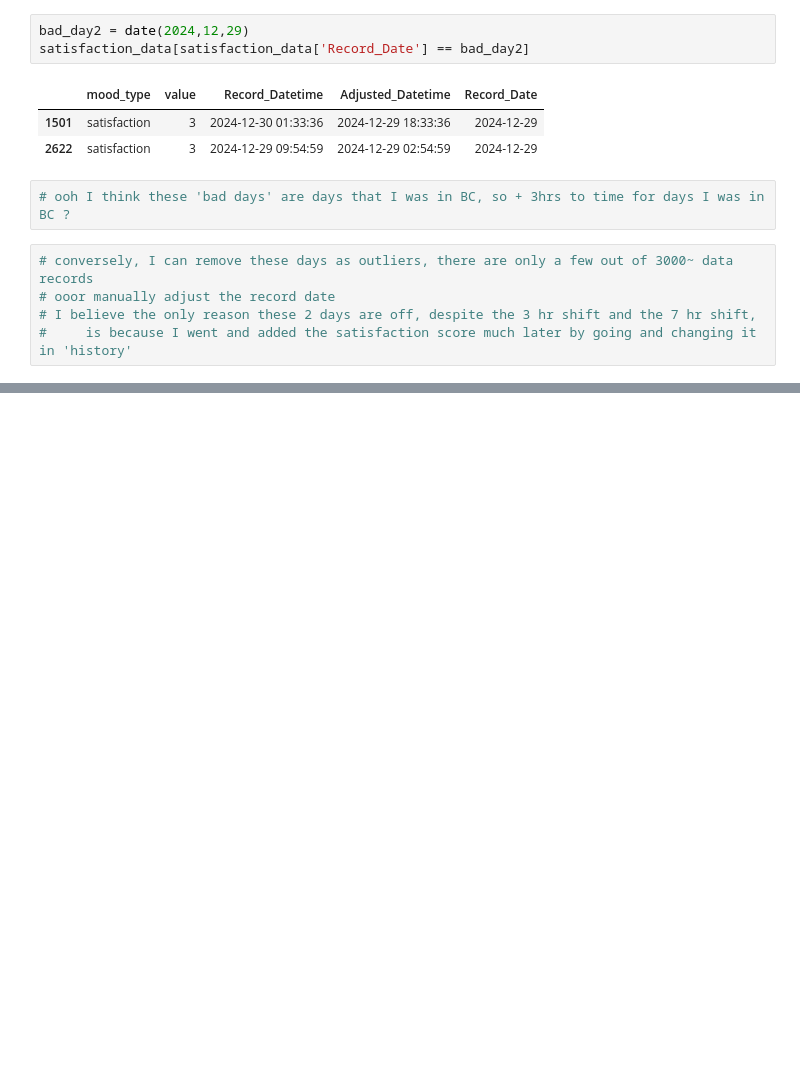
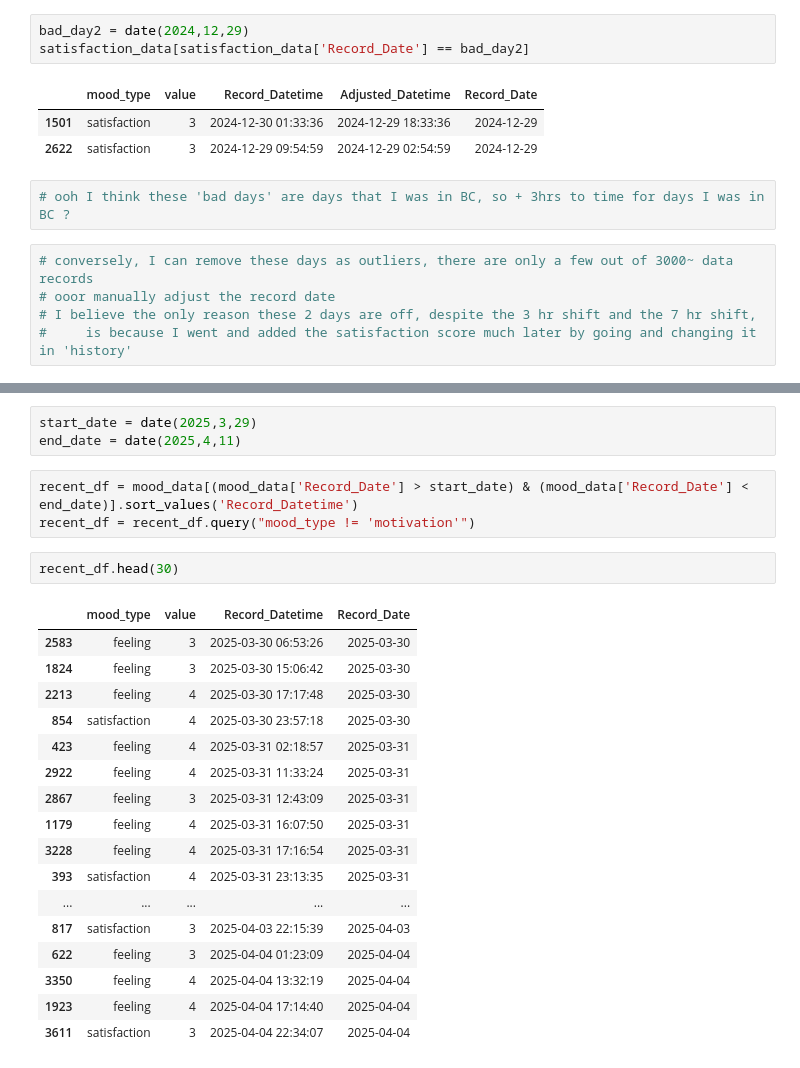
Before and after one commit to kaley-neufeld/Mental-Health-Project, a Jupyter notebook: date_discrep_2.ipynb, the cells around one changed output, grey strips where cells are left out. Saved outputs shown, nothing was run; the diff lists cells and outputs as text; blank space fills up the shorter version.

```diff
--- a/date_discrep_2.ipynb
+++ b/date_discrep_2.ipynb
@@ -326,0 +336,26 @@ satisfaction_data[satisfaction_data['Record_Date'] == bad_day2]
+# %%
+start_date = date(2025,3,29)
+end_date = date(2025,4,11)
+# %%
+recent_df = mood_data[(mood_data['Record_Date'] > start_date) & (mood_data['Record_Date'] < end_date)].sort_values('Record_Datetime')
+recent_df = recent_df.query("mood_type != 'motivation'")
+# %%
+recent_df.head(30)
+# %% [output]
+|  | mood_type | value | Record_Datetime | Record_Date |
+| 2583 | feeling | 3 | 2025-03-30 06:53:26 | 2025-03-30 |
+| 1824 | feeling | 3 | 2025-03-30 15:06:42 | 2025-03-30 |
+| 2213 | feeling | 4 | 2025-03-30 17:17:48 | 2025-03-30 |
+| 854 | satisfaction | 4 | 2025-03-30 23:57:18 | 2025-03-30 |
+| 423 | feeling | 4 | 2025-03-31 02:18:57 | 2025-03-31 |
+| 2922 | feeling | 4 | 2025-03-31 11:33:24 | 2025-03-31 |
+| 2867 | feeling | 3 | 2025-03-31 12:43:09 | 2025-03-31 |
+| 1179 | feeling | 4 | 2025-03-31 16:07:50 | 2025-03-31 |
+| 3228 | feeling | 4 | 2025-03-31 17:16:54 | 2025-03-31 |
+| 393 | satisfaction | 4 | 2025-03-31 23:13:35 | 2025-03-31 |
+| ... | ... | ... | ... | ... |
+| 817 | satisfaction | 3 | 2025-04-03 22:15:39 | 2025-04-03 |
+| 622 | feeling | 3 | 2025-04-04 01:23:09 | 2025-04-04 |
+| 3350 | feeling | 4 | 2025-04-04 13:32:19 | 2025-04-04 |
+| 1923 | feeling | 4 | 2025-04-04 17:14:40 | 2025-04-04 |
+| 3611 | satisfaction | 3 | 2025-04-04 22:34:07 | 2025-04-04 |
```
Also changed, not shown: parts of 3 cells of this notebook, 1 other file.
